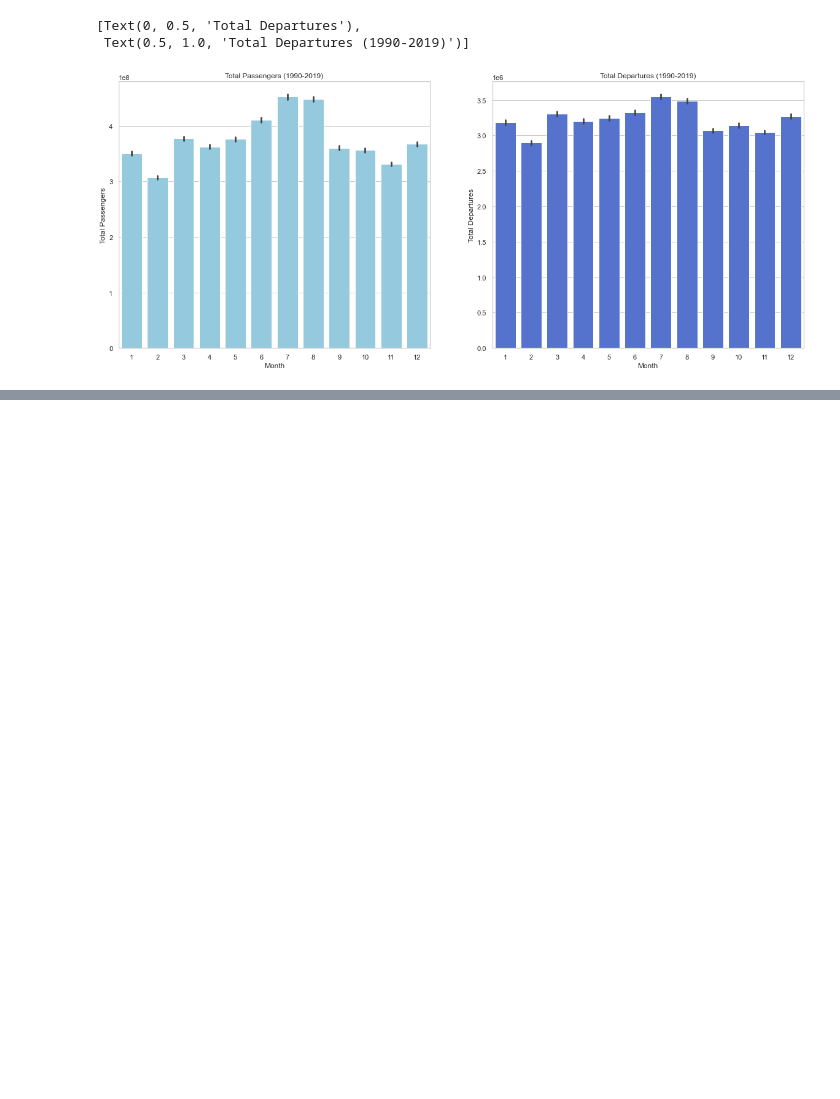
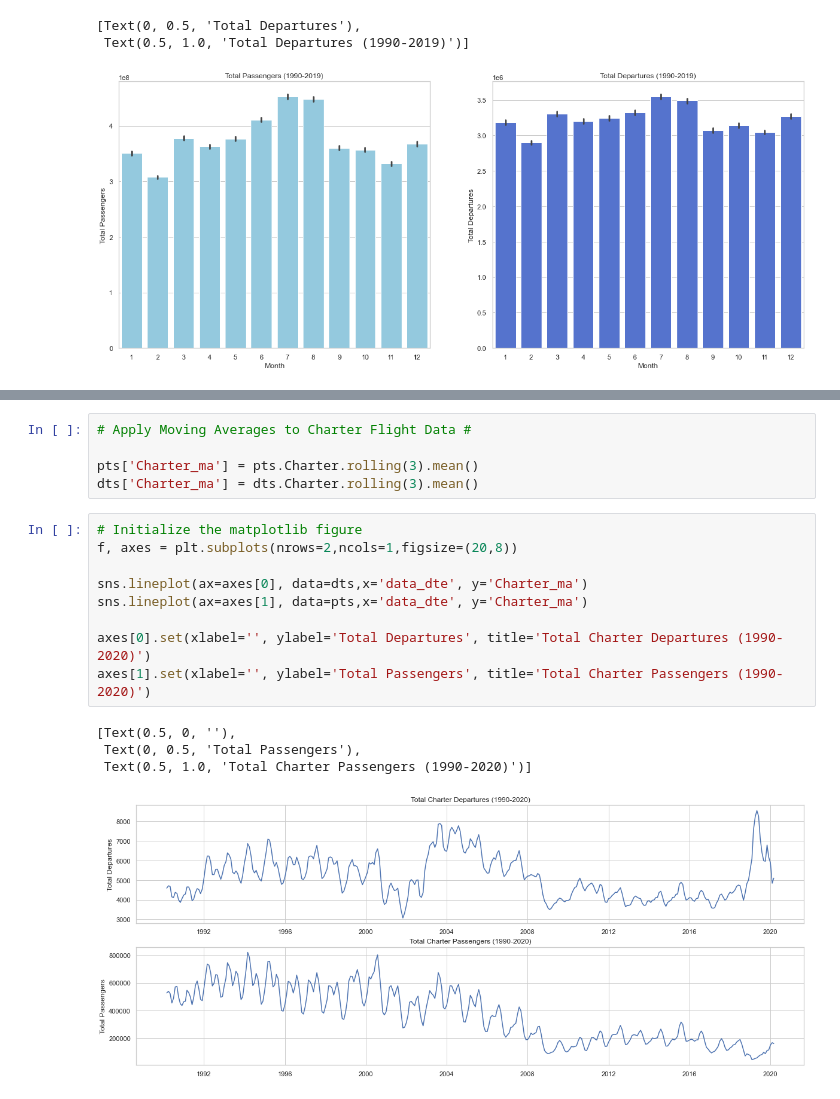
Before and after one commit to GregBone/Portfolio, a Jupyter notebook: Airline Traffic EDA.ipynb, the cells around one changed output, grey strips where cells are left out. Saved outputs shown, nothing was run; the diff lists cells and outputs as text; blank space fills up the shorter version.

```diff
--- a/Airline Traffic EDA.ipynb
+++ b/Airline Traffic EDA.ipynb
@@ -310,0 +325,19 @@ June, July, and August are the most popular months to travel, followed by the ho
+# %%
+# Apply Moving Averages to Charter Flight Data #
+
+pts['Charter_ma'] = pts.Charter.rolling(3).mean()
+dts['Charter_ma'] = dts.Charter.rolling(3).mean()
+# %%
+# Initialize the matplotlib figure
+f, axes = plt.subplots(nrows=2,ncols=1,figsize=(20,8))
+
+sns.lineplot(ax=axes[0], data=dts,x='data_dte', y='Charter_ma')
+sns.lineplot(ax=axes[1], data=pts,x='data_dte', y='Charter_ma')
+
+axes[0].set(xlabel='', ylabel='Total Departures', title='Total Charter Departures (1990-2020)')
+axes[1].set(xlabel='', ylabel='Total Passengers', title='Total Charter Passengers (1990-2020)')
+# %% [output]
+[Text(0.5, 0, ''),
+ Text(0, 0.5, 'Total Passengers'),
+ Text(0.5, 1.0, 'Total Charter Passengers (1990-2020)')]
+[figure, added]
```
Also changed, not shown: parts of 12 cells of this notebook.
